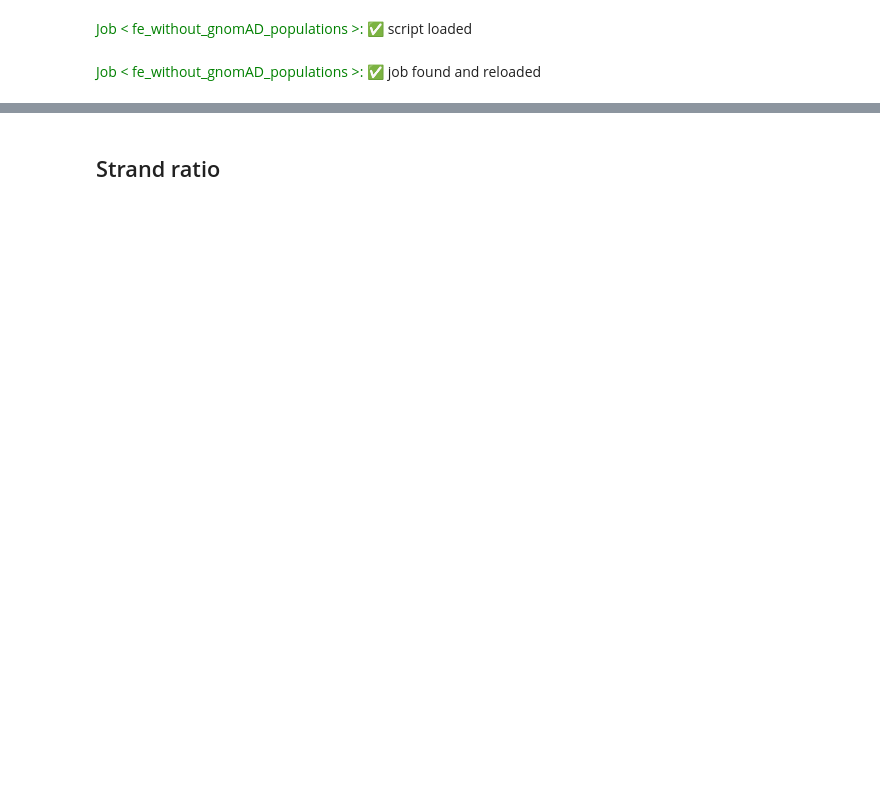
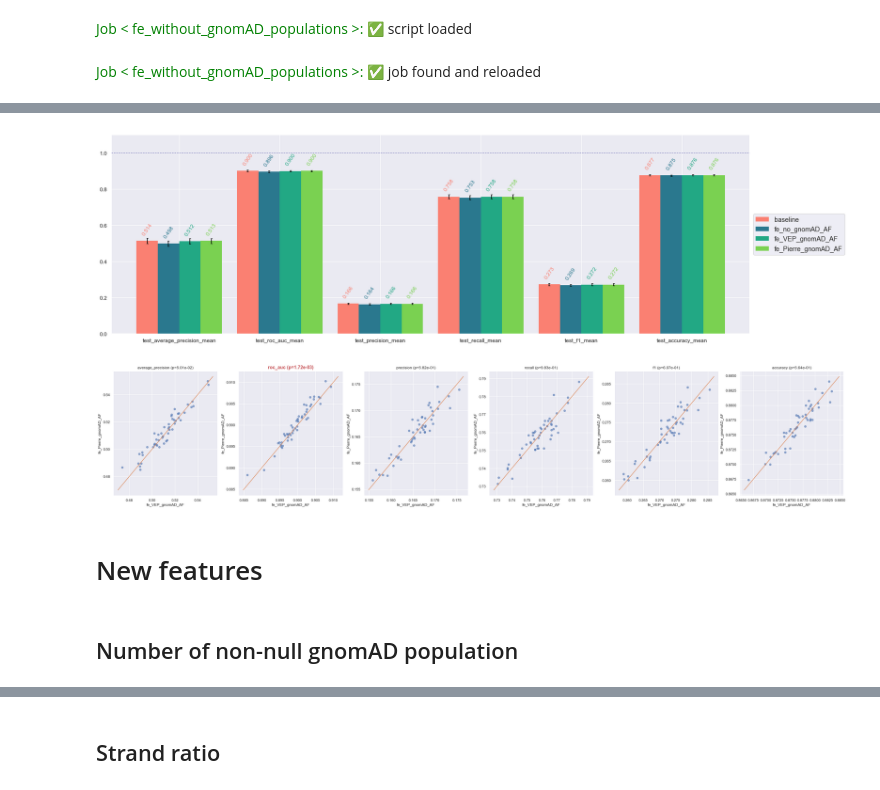
Before and after one commit to pierreguilmin/impact-annotator_v2, a Jupyter notebook: analysis/prediction/artefact_classification/feature_engineering.ipynb, the cells around one changed output, grey strips where cells are left out. Cells and saved outputs as stored; diff of their text form; code cells hidden in the pictures; blank space fills up the shorter version.

```diff
--- a/analysis/prediction/artefact_classification/feature_engineering.ipynb
+++ b/analysis/prediction/artefact_classification/feature_engineering.ipynb
@@ -369,0 +404,4 @@ summary_2.plot_2_vs_2('baseline', 'fe_without_gnomAD_populations')
+# %%
+job_1 = Selene_Job('fe_no_gnomAD_AF'    , load_from_id=True)
+job_2 = Selene_Job('fe_VEP_gnomAD_AF'   , load_from_id=True)
+job_3 = Selene_Job('fe_Pierre_gnomAD_AF', load_from_id=True)
@@ -369,0 +479,12 @@ summary_2.plot_2_vs_2('baseline', 'fe_without_gnomAD_populations')
+# %%
+summary_6 = Summary()
+
+summary_6.add(job_baseline.metrics, 'baseline', 'salmon')
+summary_6.add(job_1.metrics, job_1.job_id)
+summary_6.add(job_2.metrics, job_2.job_id)
+summary_6.add(job_3.metrics, job_3.job_id)
+
+summary_6.display()
+summary_6.plot()
+summary_6.plot_2_vs_2(job_2.job_id, job_3.job_id)
+# %% [output]
@@ -369,0 +497,6 @@ summary_2.plot_2_vs_2('baseline', 'fe_without_gnomAD_populations')
+[figure, added]
+[figure, added]
+# %% [markdown]
+# New features
+# %% [markdown]
+## Number of non-null gnomAD population
```
Also changed, not shown: parts of 111 cells of this notebook, 7 other files.
